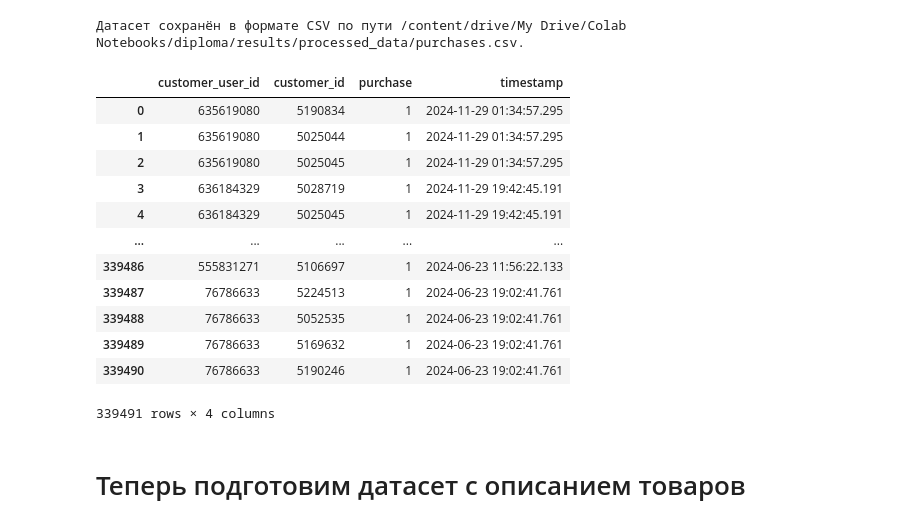
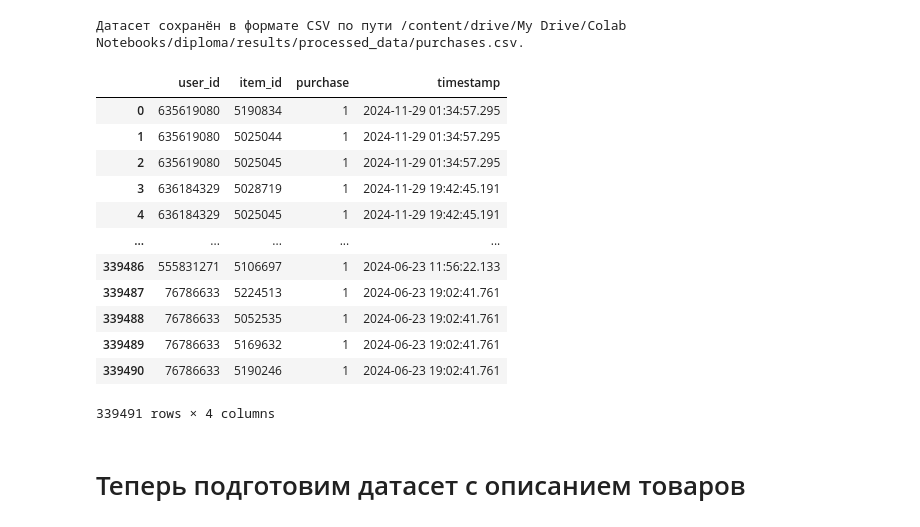
Before and after one commit to iliakabanov/SASRec, a Jupyter notebook: preprocess_data.ipynb, the cells around one changed output. Cells and saved outputs as stored; diff of their text form; code cells hidden in the pictures.

Commit message:
Finished preprocess of data

```diff
--- a/preprocess_data.ipynb
+++ b/preprocess_data.ipynb
@@ -144,9 +144,13 @@ print(f"Датасет сохранён в формате CSV по пути {out
 Датасет сохранён в формате CSV по пути /content/drive/My Drive/Colab Notebooks/diploma/results/processed_data/purchases.csv.
 # %%
 import pandas as pd
-pd.read_csv('/content/drive/My Drive/Colab Notebooks/diploma/results/processed_data/purchases.csv')
+purchases_data = pd.read_csv('/content/drive/My Drive/Colab Notebooks/diploma/results/processed_data/purchases.csv')
+purchases_data.rename(columns={'customer_user_id':'user_id', 'customer_id':'item_id'}, inplace=True)
+purchases_data['timestamp'] = pd.to_datetime(purchases_data['timestamp'])
+purchases_data.to_pickle('/content/drive/My Drive/Colab Notebooks/diploma/results/processed_data/petco/purchases.pkl')
+purchases_data
 # %% [output]
-|  | customer_user_id | customer_id | purchase | timestamp |
+|  | user_id | item_id | purchase | timestamp |
 | 0 | 635619080 | 5190834 | 1 | 2024-11-29 01:34:57.295 |
 | 1 | 635619080 | 5025044 | 1 | 2024-11-29 01:34:57.295 |
 | 2 | 635619080 | 5025045 | 1 | 2024-11-29 01:34:57.295 |
```
Also changed, not shown: parts of 8 cells of this notebook, 1 other file.
